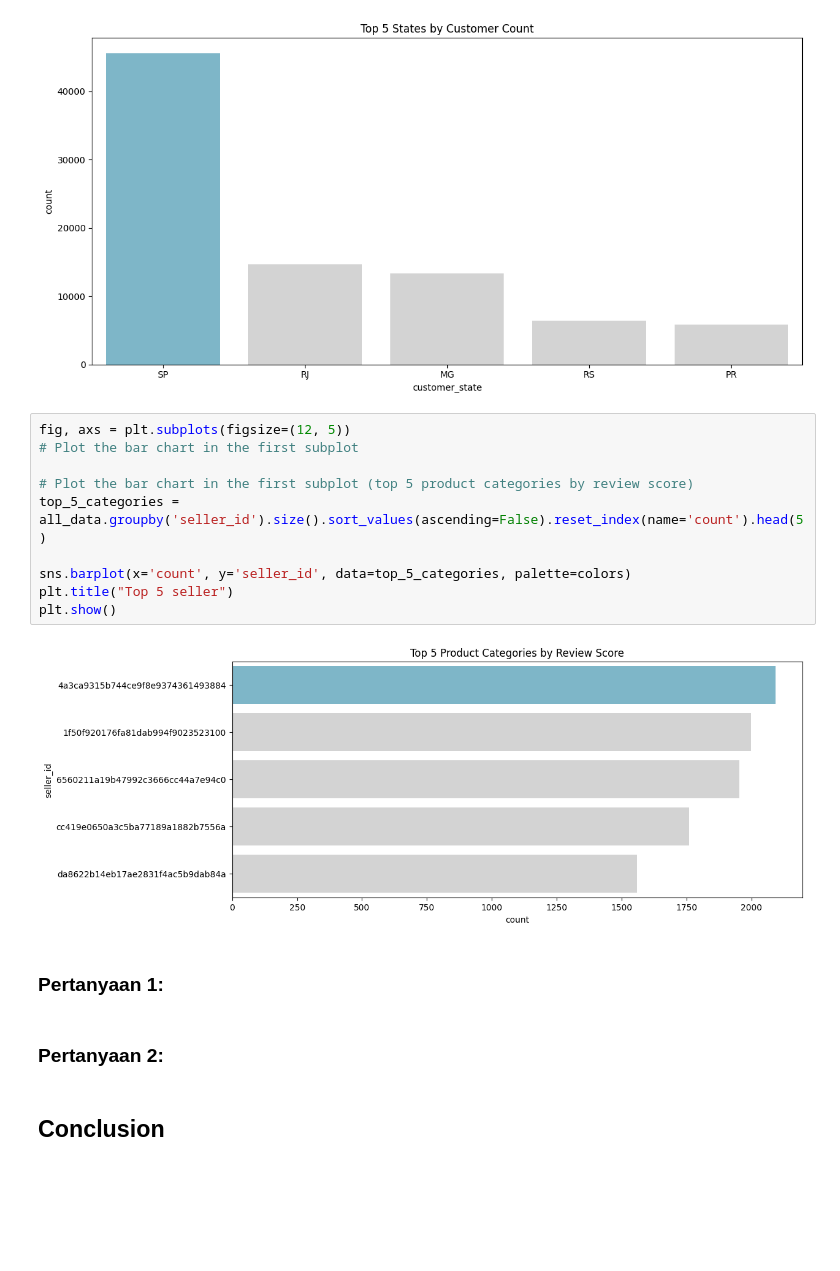
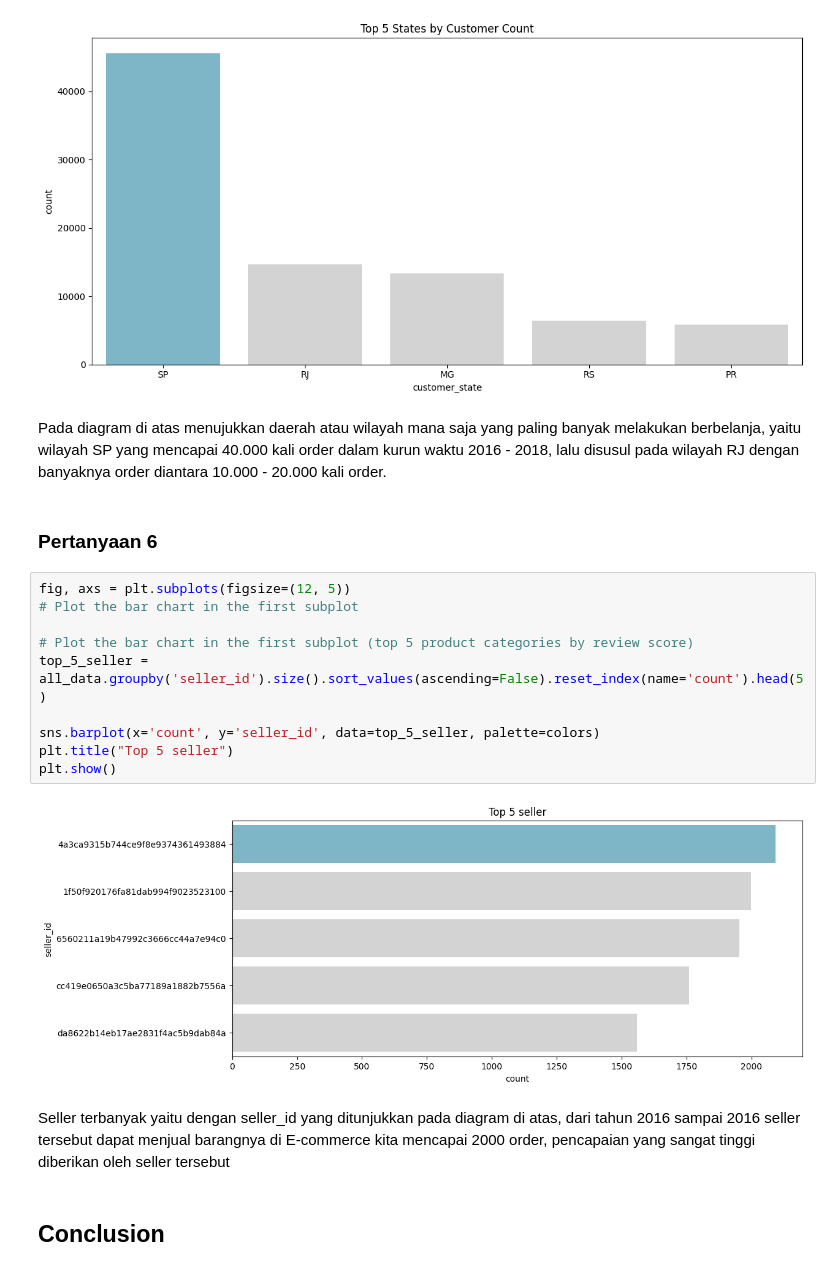
Before and after one commit to ilman79/Project_dicoding, a Jupyter notebook: Project_DataAnalisis.ipynb, the cells around one changed output. Cells and saved outputs as stored; diff of their text form; blank space fills up the shorter version.

```diff
--- a/Project_DataAnalisis.ipynb
+++ b/Project_DataAnalisis.ipynb
@@ -1260,21 +1280,23 @@ plt.tight_layout()
 plt.show()
 # %% [output]
 [figure]
+# %% [markdown]
+Pada diagram di atas menujukkan daerah atau wilayah mana saja yang paling banyak melakukan berbelanja, yaitu wilayah SP yang mencapai 40.000 kali order dalam kurun waktu 2016 - 2018, lalu disusul pada wilayah RJ dengan banyaknya order diantara 10.000 - 20.000 kali order.
+# %% [markdown]
+### Pertanyaan 6
 # %%
 fig, axs = plt.subplots(figsize=(12, 5))
 # Plot the bar chart in the first subplot
 
 # Plot the bar chart in the first subplot (top 5 product categories by review score)
-top_5_categories = all_data.groupby('seller_id').size().sort_values(ascending=False).reset_index(name='count').head(5)
+top_5_seller = all_data.groupby('seller_id').size().sort_values(ascending=False).reset_index(name='count').head(5)
 
-sns.barplot(x='count', y='seller_id', data=top_5_categories, palette=colors)
+sns.barplot(x='count', y='seller_id', data=top_5_seller, palette=colors)
 plt.title("Top 5 seller")
 plt.show()
 # %% [output]
-[figure, old version]
+[figure, new version]
-# %% [markdown]
-### Pertanyaan 1:
-# %% [markdown]
-### Pertanyaan 2:
+# %% [markdown]
+Seller terbanyak yaitu dengan seller_id yang ditunjukkan pada diagram di atas, dari tahun 2016 sampai 2016 seller tersebut dapat menjual barangnya di E-commerce kita mencapai 2000 order, pencapaian yang sangat tinggi diberikan oleh seller tersebut
 # %% [markdown]
 ## Conclusion
```
Also changed, not shown: parts of 19 cells of this notebook.
